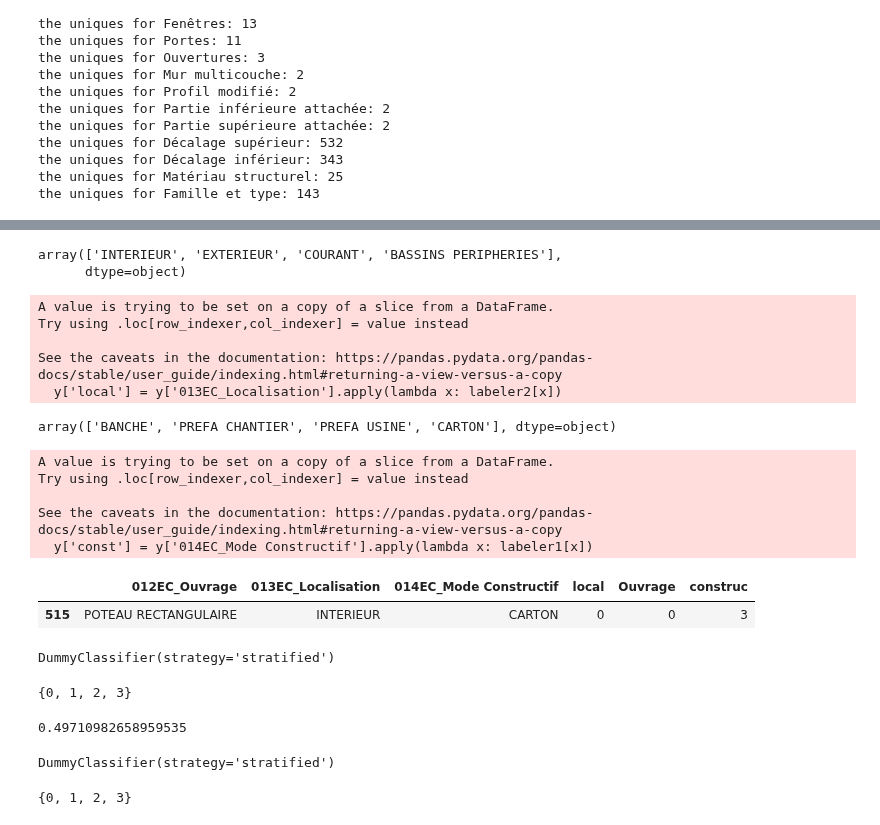
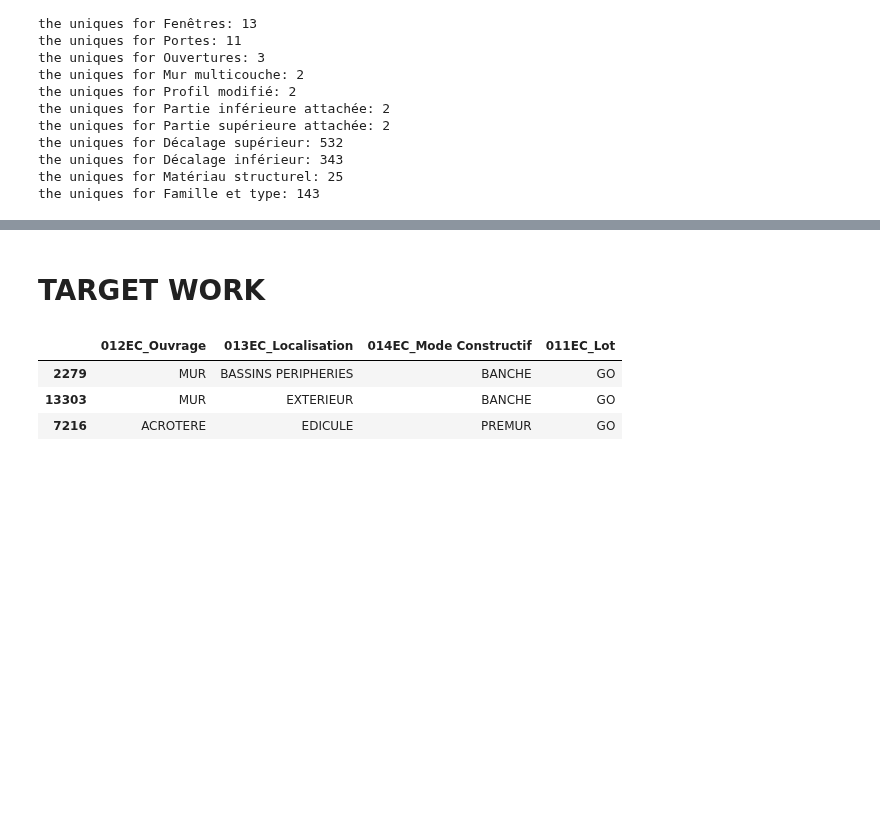
Before and after one commit to fqbq69/BIMpredict-, a Jupyter notebook: notebooks/samer/samer-importing-csv.ipynb, the cells around one changed output, grey strips where cells are left out. Saved outputs shown, nothing was run; the diff lists cells and outputs as text; code cells hidden in the pictures; blank space fills up the shorter version.

```diff
--- a/notebooks/samer/samer-importing-csv.ipynb
+++ b/notebooks/samer/samer-importing-csv.ipynb
@@ -114,6 +114,6 @@ df_clean.shape
 # %%
 #ignoring '011EC_Lot' for now / all GO
 X = df_clean.drop(columns = ['012EC_Ouvrage','013EC_Localisation','014EC_Mode Constructif','011EC_Lot'])
-y = df_clean[['012EC_Ouvrage','013EC_Localisation','014EC_Mode Constructif']]
+y = df_clean[['012EC_Ouvrage','013EC_Localisation','014EC_Mode Constructif','011EC_Lot']]
 y.shape, X.shape
 # %% [output]
@@ -226,7 +202,0 @@ ohe.categories_
-# %%
-labeler2 = {'POTEAU RECTANGULAIRE':0,
-           'POTEAU PARTICULIER':1,
-           'POTEAU CIRCULAIRE':2,
-           'MUR':3,
-}
-y['ouvrage'] = y['012EC_Ouvrage'].apply(lambda x: labeler2[x])
@@ -259,66 +203,9 @@ array(['POTEAU RECTANGULAIRE', 'POTEAU PARTICULIER', 'POTEAU CIRCULAIRE',
-# %%
-y['013EC_Localisation'].unique()
-# %% [output]
-array(['INTERIEUR', 'EXTERIEUR', 'COURANT', 'BASSINS PERIPHERIES'],
-      dtype=object)
-# %%
-labeler2 = {'INTERIEUR':0,
-           'EXTERIEUR':1,
-           'COURANT':2,
-           'BASSINS PERIPHERIES':3,
-}
-y['local'] = y['013EC_Localisation'].apply(lambda x: labeler2[x])
-# %% [output]
-A value is trying to be set on a copy of a slice from a DataFrame.
-Try using .loc[row_indexer,col_indexer] = value instead
-
-See the caveats in the documentation: https://pandas.pydata.org/pandas-docs/stable/user_guide/indexing.html#returning-a-view-versus-a-copy
-  y['local'] = y['013EC_Localisation'].apply(lambda x: labeler2[x])
-# %%
-y['014EC_Mode Constructif'].unique()
-# %% [output]
-array(['BANCHE', 'PREFA CHANTIER', 'PREFA USINE', 'CARTON'], dtype=object)
-# %%
-y['014EC_Mode Constructif'].unique()
-labeler1 = {'BANCHE':0,
-           'PREFA CHANTIER':1,
-           'PREFA USINE':2,
-           'CARTON':3,
-       }
-y['const'] = y['014EC_Mode Constructif'].apply(lambda x: labeler1[x])
-# %% [output]
-A value is trying to be set on a copy of a slice from a DataFrame.
-Try using .loc[row_indexer,col_indexer] = value instead
-
-See the caveats in the documentation: https://pandas.pydata.org/pandas-docs/stable/user_guide/indexing.html#returning-a-view-versus-a-copy
-  y['const'] = y['014EC_Mode Constructif'].apply(lambda x: labeler1[x])
+# %% [markdown]
+# TARGET WORK
 # %%
-y.sample(1)
+y.sample(3)
 # %% [output]
-|  | 012EC_Ouvrage | 013EC_Localisation | 014EC_Mode Constructif | local | Ouvrage | construc |
-| 515 | POTEAU RECTANGULAIRE | INTERIEUR | CARTON | 0 | 0 | 3 |
+|  | 012EC_Ouvrage | 013EC_Localisation | 014EC_Mode Constructif | 011EC_Lot |
+| 2279 | MUR | BASSINS PERIPHERIES | BANCHE | GO |
+| 13303 | MUR | EXTERIEUR | BANCHE | GO |
+| 7216 | ACROTERE | EDICULE | PREMUR | GO |
-# %%
-from sklearn.dummy import DummyClassifier
-
-
-dummy_clf_local = DummyClassifier(strategy="stratified")
-dummy_clf_local.fit(X, y.local)
-# %% [output]
-DummyClassifier(strategy='stratified')
-# %%
-set(dummy_clf_local.predict(X))
-# %% [output]
-{0, 1, 2, 3}
-# %%
-dummy_clf_local.score(X, y.local)
-# %% [output]
-0.49710982658959535
-# %%
-dummy_clf_construc = DummyClassifier(strategy="stratified")
-dummy_clf_construc.fit(X, y.const)
-# %% [output]
-DummyClassifier(strategy='stratified')
-# %%
-set(dummy_clf_construc.predict(X))
-# %% [output]
-{0, 1, 2, 3}
```
Also changed, not shown: parts of 21 cells of this notebook.
